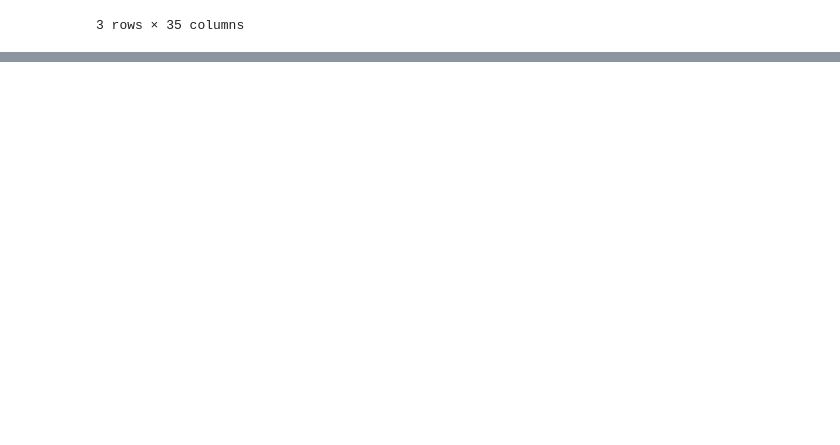
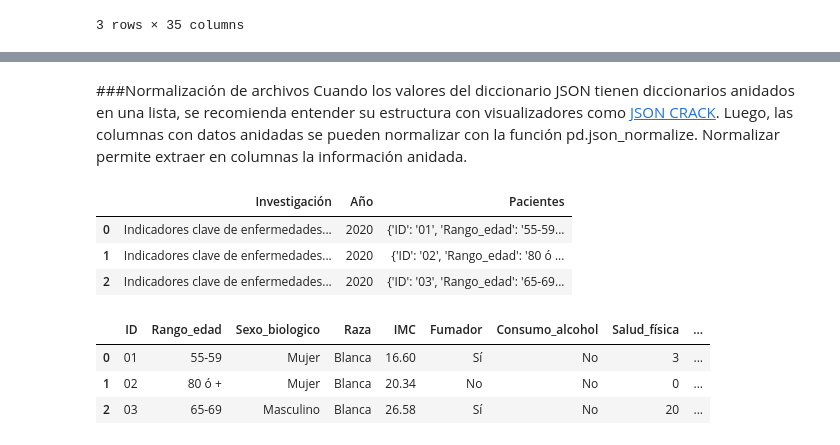
Before and after one commit to JLuceroVasquez/pandas-es-formatos-de-archivo, a Jupyter notebook: cuaderno_clases.ipynb, the cells around one changed output, grey strips where cells are left out. Saved outputs shown, nothing was run; the diff lists cells and outputs as text; code cells hidden in the pictures; blank space fills up the shorter version.

```diff
--- a/cuaderno_clases.ipynb
+++ b/cuaderno_clases.ipynb
@@ -294,0 +312,24 @@ df_desafio_aula2.head(3)
+# %% [markdown]
+###Normalización de archivos
+Cuando los valores del diccionario JSON tienen diccionarios anidados en una lista, se recomienda entender su estructura con visualizadores como [JSON CRACK](https://jsoncrack.com/editor). Luego, las columnas con datos anidadas se pueden normalizar con la función pd.json_normalize. Normalizar permite extraer en columnas la información anidada.
+# %%
+#Se almacenó en una variable global los datos que contiene la URL del segundo archivo JSON.
+url_json2 = 'https://github.com/JLuceroVasquez/pandas-es-formatos-de-archivo/raw/refs/heads/main/data/json/pacientes_2.json'
+
+#Se intentó el procedimiento común mediante el pd.read_json, sin parámetros.
+pacientes_df2 = pd.read_json(url_json2)
+pacientes_df2.head() #El resultado no facilita la visualización de datos en la columna "Pacientes".
+# %% [output]
+|  | Investigación | Año | Pacientes |
+| 0 | Indicadores clave de enfermedades... | 2020 | {'ID': '01', 'Rango_edad': '55-59... |
+| 1 | Indicadores clave de enfermedades... | 2020 | {'ID': '02', 'Rango_edad': '80 ó ... |
+| 2 | Indicadores clave de enfermedades... | 2020 | {'ID': '03', 'Rango_edad': '65-69... |
+# %%
+#Se normaliza la columna "Pacientes".
+pacientes_df3 = pd.json_normalize(pacientes_df2['Pacientes'])
+pacientes_df3.head()
+# %% [output]
+|  | ID | Rango_edad | Sexo_biologico | Raza | IMC | Fumador | Consumo_alcohol | Salud_física | ... |
+| 0 | 01 | 55-59 | Mujer | Blanca | 16.60 | Sí | No | 3 | ... |
+| 1 | 02 | 80 ó + | Mujer | Blanca | 20.34 | No | No | 0 | ... |
+| 2 | 03 | 65-69 | Masculino | Blanca | 26.58 | Sí | No | 20 | ... |
```
Also changed, not shown: parts of 12 cells of this notebook.
